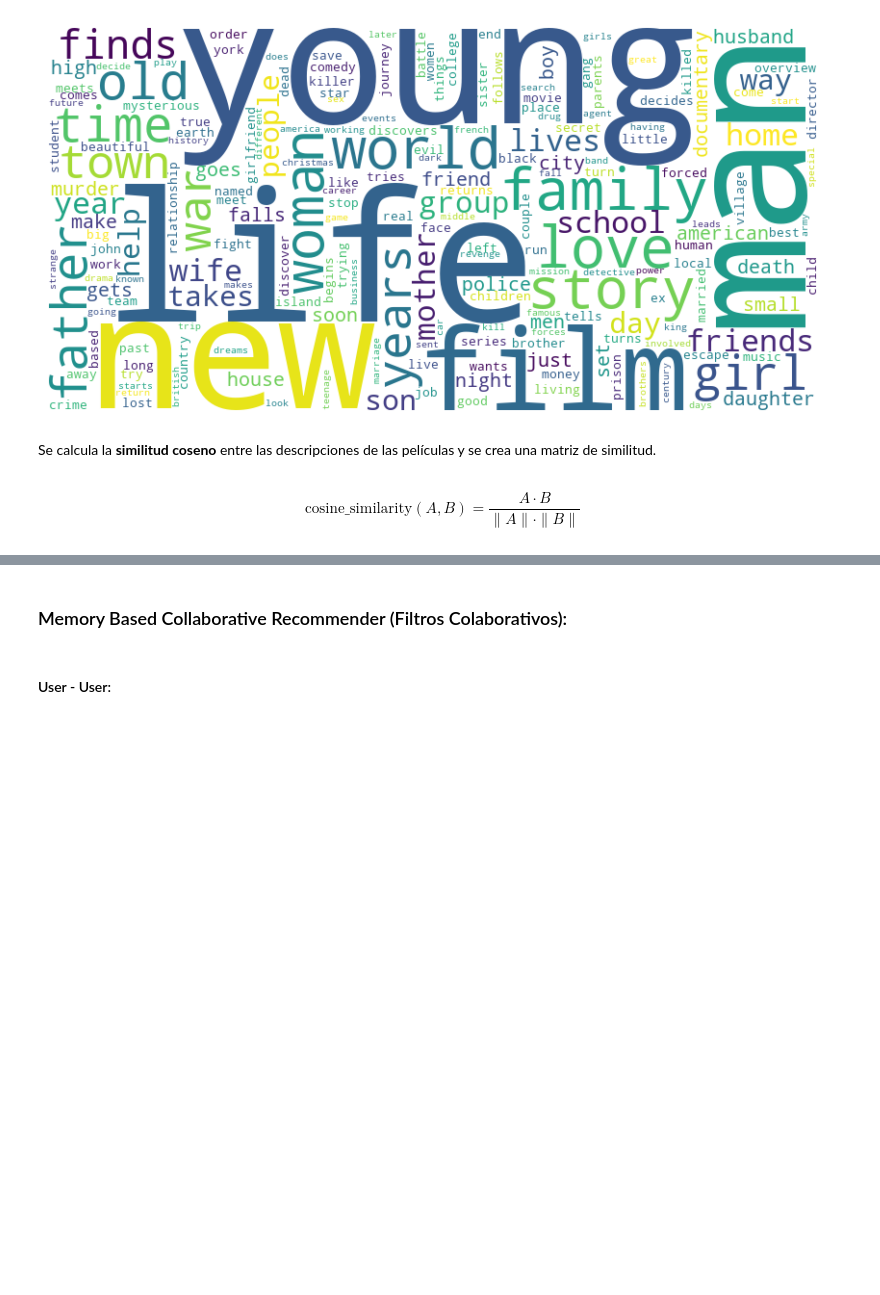
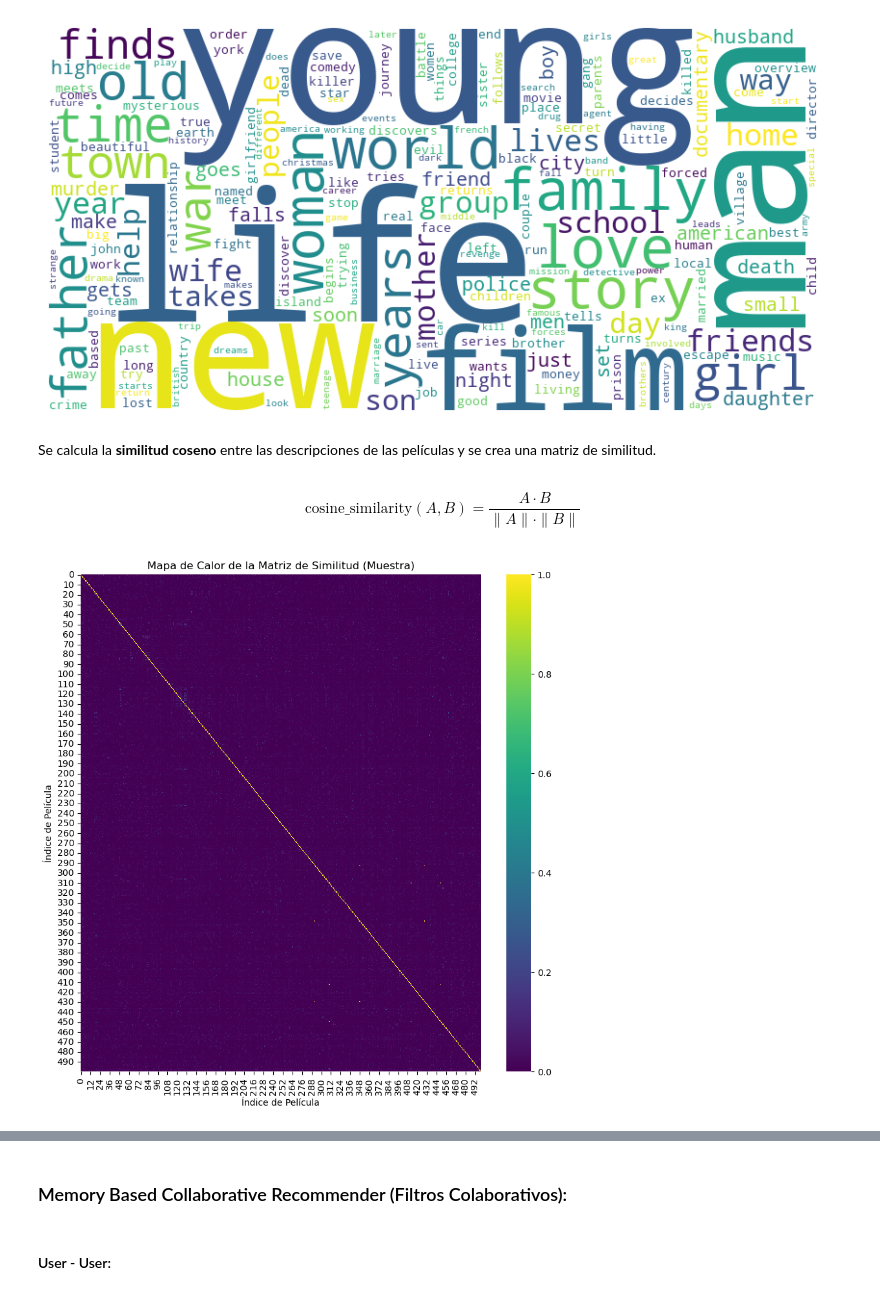
Before and after one commit to abrilnoguera/TMDBChatbot, a Jupyter notebook: trabajoAPA.ipynb, the cells around one changed output, grey strips where cells are left out. Saved outputs shown, nothing was run; the diff lists cells and outputs as text; code cells hidden in the pictures; blank space fills up the shorter version.

```diff
--- a/trabajoAPA.ipynb
+++ b/trabajoAPA.ipynb
@@ -862,0 +845,12 @@ def recommender(movie,n = 30):
+# %%
+sampled_matrix = similarity_matrix[:500, :500]
+
+# Crear el mapa de calor
+plt.figure(figsize=(10, 10))
+sns.heatmap(sampled_matrix, cmap='viridis')
+plt.title('Mapa de Calor de la Matriz de Similitud (Muestra)')
+plt.xlabel('Índice de Película')
+plt.ylabel('Índice de Película')
+plt.show()
+# %% [output]
+[figure, added]
```
Also changed, not shown: parts of 37 cells of this notebook.
